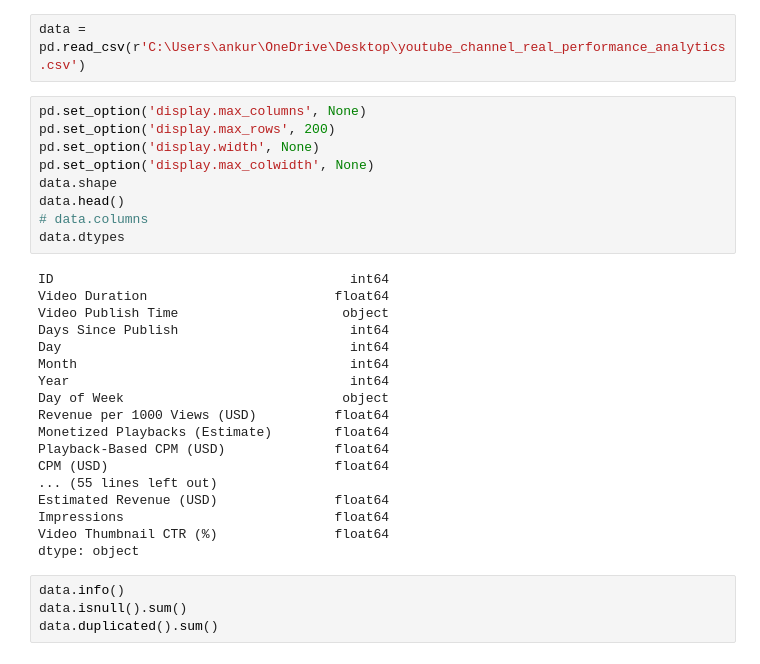
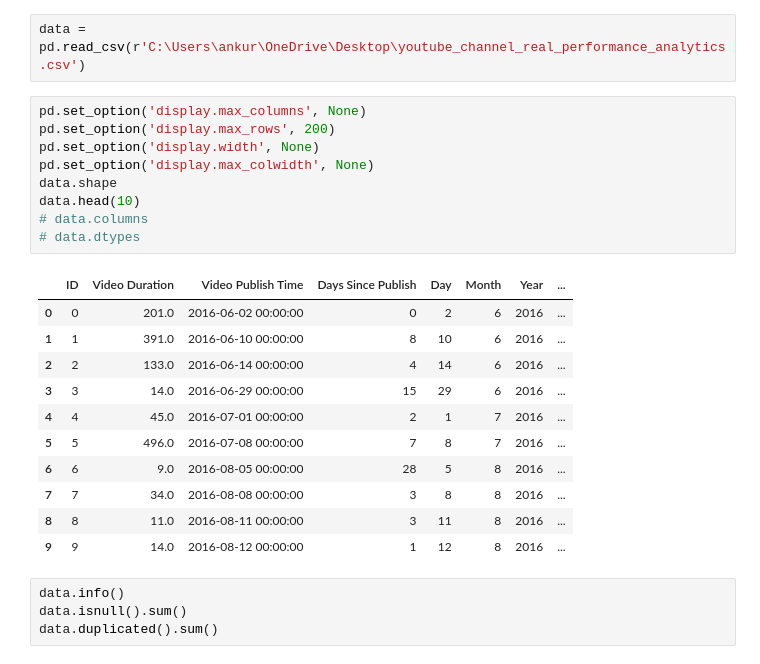
Before and after one commit to Ankurr-08/Youtube-Channel-Performance-Analysis, a Jupyter notebook: Youtube_performance_analysis.ipynb, the cells around one changed output. Cells and saved outputs as stored; diff of their text form.

```diff
--- a/Youtube_performance_analysis.ipynb
+++ b/Youtube_performance_analysis.ipynb
@@ -10,30 +10,24 @@ data = pd.read_csv(r'C:\Users\ankur\OneDrive\Desktop\youtube_channel_real_perfor
 # %%
 pd.set_option('display.max_columns', None)
 pd.set_option('display.max_rows', 200)
 pd.set_option('display.width', None)
 pd.set_option('display.max_colwidth', None)
 data.shape
-data.head()
+data.head(10)
 # data.columns
-data.dtypes
+# data.dtypes
 # %% [output]
-ID                                      int64
-Video Duration                        float64
-Video Publish Time                     object
-Days Since Publish                      int64
-Day                                     int64
-Month                                   int64
-Year                                    int64
-Day of Week                            object
-Revenue per 1000 Views (USD)          float64
-Monetized Playbacks (Estimate)        float64
-Playback-Based CPM (USD)              float64
-CPM (USD)                             float64
-... (55 lines left out)
-Estimated Revenue (USD)               float64
-Impressions                           float64
-Video Thumbnail CTR (%)               float64
-dtype: object
+|  | ID | Video Duration | Video Publish Time | Days Since Publish | Day | Month | Year | ... |
+| 0 | 0 | 201.0 | 2016-06-02 00:00:00 | 0 | 2 | 6 | 2016 | ... |
+| 1 | 1 | 391.0 | 2016-06-10 00:00:00 | 8 | 10 | 6 | 2016 | ... |
+| 2 | 2 | 133.0 | 2016-06-14 00:00:00 | 4 | 14 | 6 | 2016 | ... |
+| 3 | 3 | 14.0 | 2016-06-29 00:00:00 | 15 | 29 | 6 | 2016 | ... |
+| 4 | 4 | 45.0 | 2016-07-01 00:00:00 | 2 | 1 | 7 | 2016 | ... |
+| 5 | 5 | 496.0 | 2016-07-08 00:00:00 | 7 | 8 | 7 | 2016 | ... |
+| 6 | 6 | 9.0 | 2016-08-05 00:00:00 | 28 | 5 | 8 | 2016 | ... |
+| 7 | 7 | 34.0 | 2016-08-08 00:00:00 | 3 | 8 | 8 | 2016 | ... |
+| 8 | 8 | 11.0 | 2016-08-11 00:00:00 | 3 | 11 | 8 | 2016 | ... |
+| 9 | 9 | 14.0 | 2016-08-12 00:00:00 | 1 | 12 | 8 | 2016 | ... |
 # %%
 data.info()
 data.isnull().sum()
```
Also changed, not shown: parts of 2 cells of this notebook.
